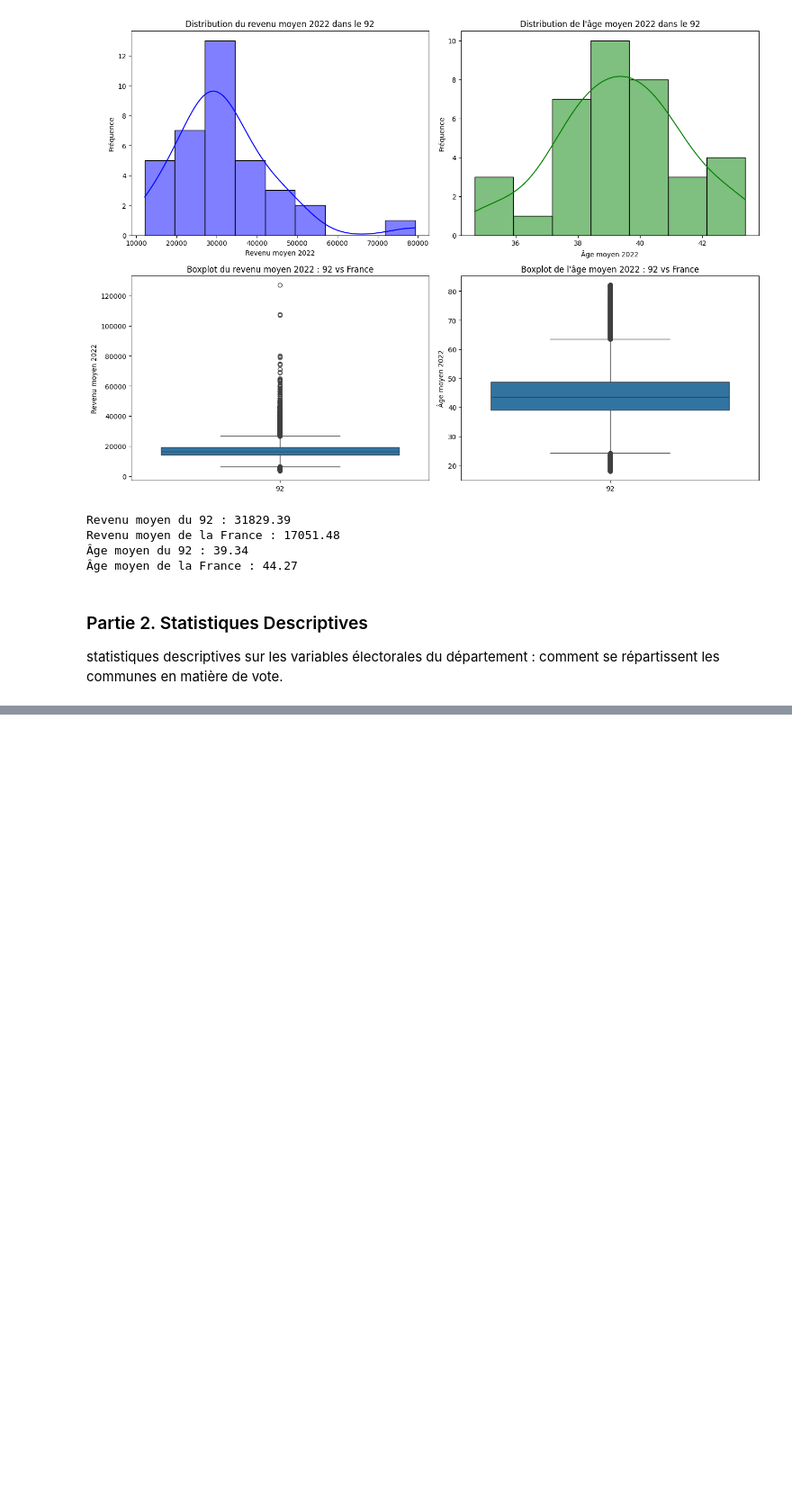
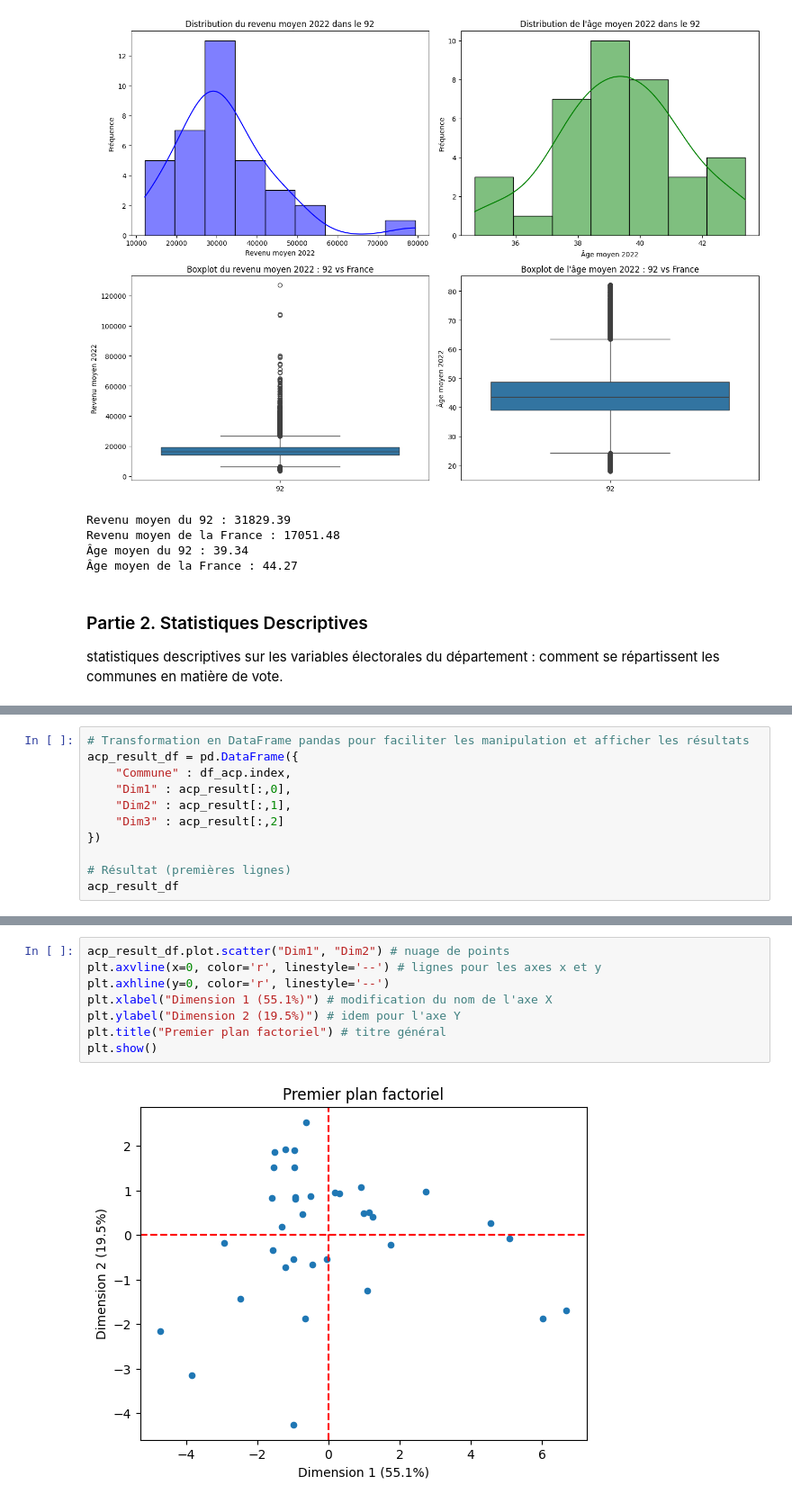
Before and after one commit to Moumoustillon/Projet-CMI-Calcul-Num, a Jupyter notebook: Analyse92.ipynb, the cells around one changed output, grey strips where cells are left out. Shown at 90% size. Cells and saved outputs as stored; diff of their text form; blank space fills up the shorter version.

```diff
--- a/Analyse92.ipynb
+++ b/Analyse92.ipynb
@@ -200,0 +419,11 @@ extraire(pres22, [78500])
+# %%
+# Transformation en DataFrame pandas pour faciliter les manipulation et afficher les résultats
+acp_result_df = pd.DataFrame({
+    "Commune" : df_acp.index,
+    "Dim1" : acp_result[:,0],
+    "Dim2" : acp_result[:,1],
+    "Dim3" : acp_result[:,2]
+})
+
+# Résultat (premières lignes)
+acp_result_df
@@ -200,0 +448,10 @@ extraire(pres22, [78500])
+# %%
+acp_result_df.plot.scatter("Dim1", "Dim2") # nuage de points
+plt.axvline(x=0, color='r', linestyle='--') # lignes pour les axes x et y
+plt.axhline(y=0, color='r', linestyle='--')
+plt.xlabel("Dimension 1 (55.1%)") # modification du nom de l'axe X
+plt.ylabel("Dimension 2 (19.5%)") # idem pour l'axe Y
+plt.title("Premier plan factoriel") # titre général
+plt.show()
+# %% [output]
+[figure, added]
```
Also changed, not shown: parts of 40 cells of this notebook, 12 other files.
